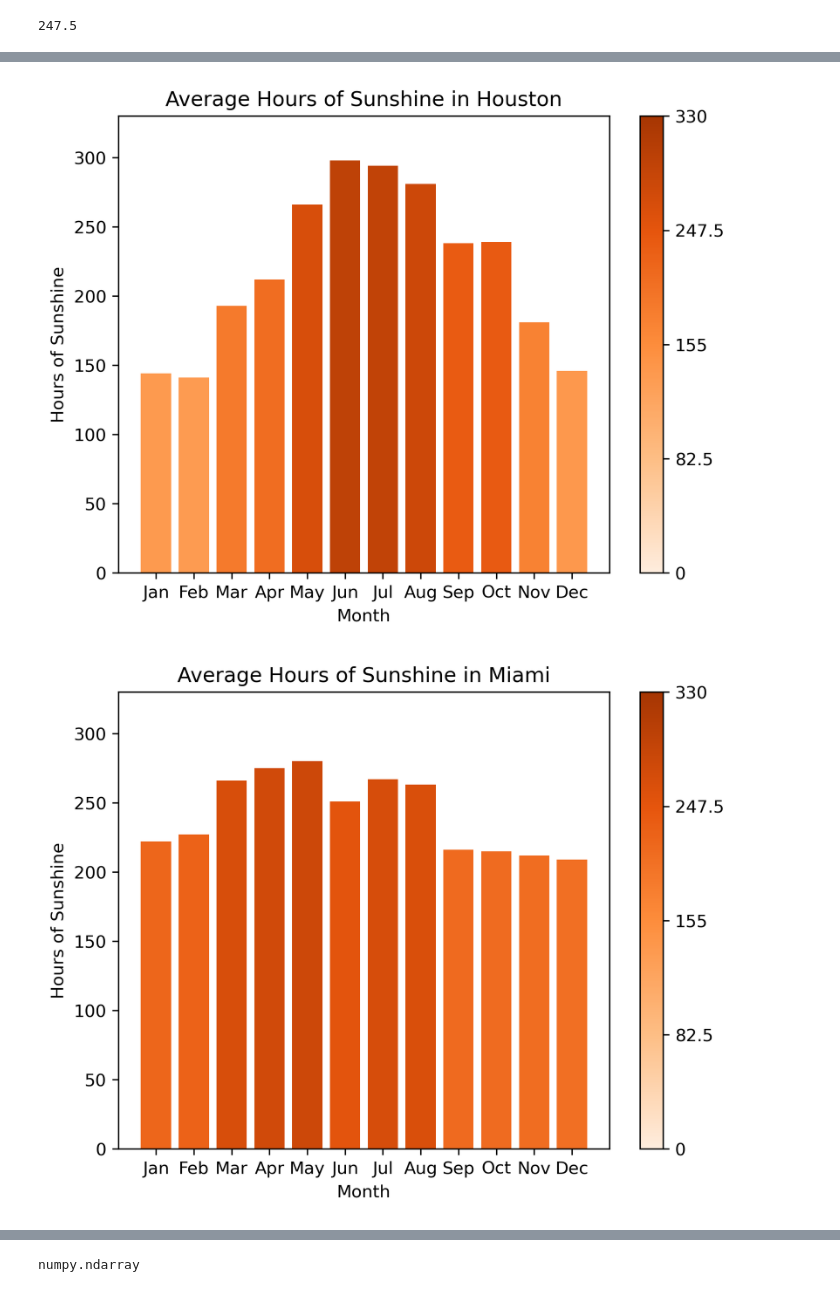
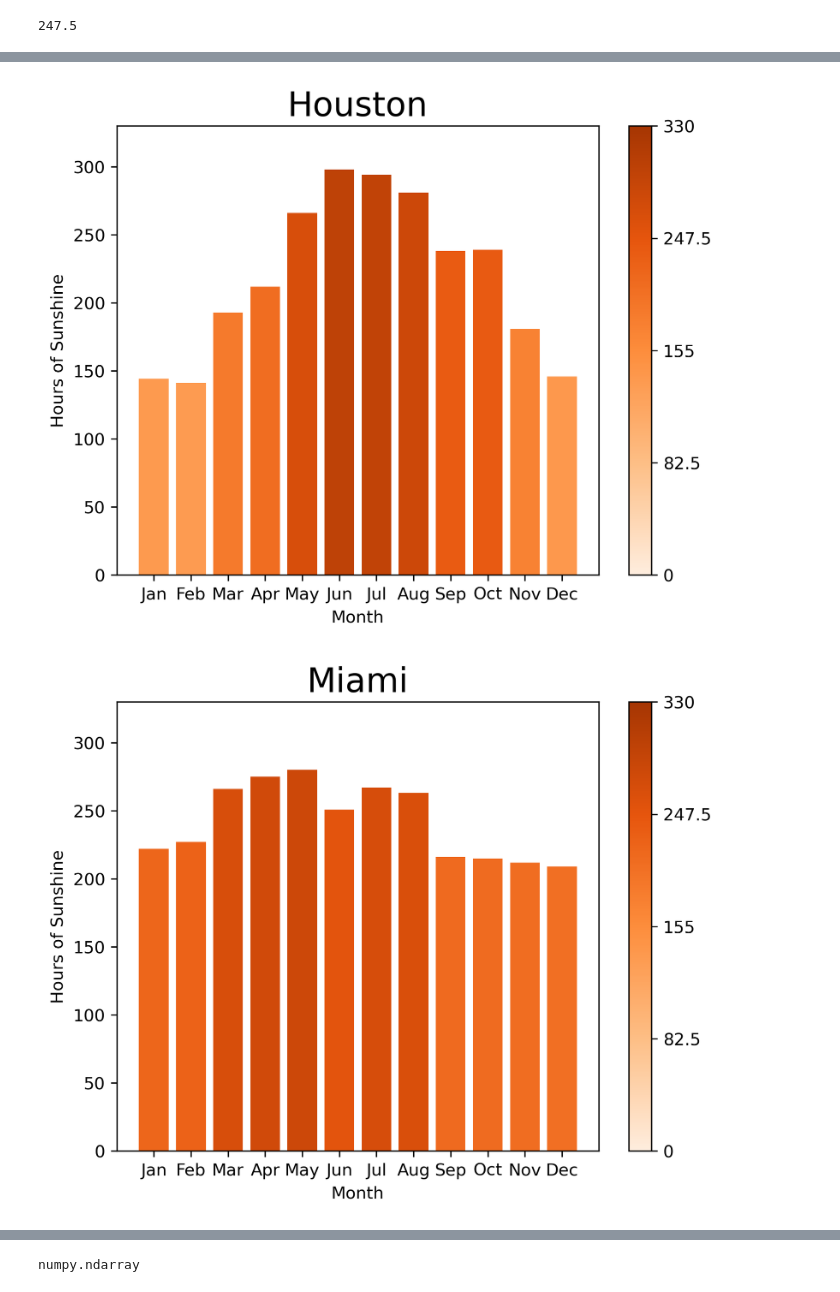
Before and after one commit to JerryLiu-96/visualizing-sunshine-hours, a Jupyter notebook: barplot.ipynb, the cells around one changed output, grey strips where cells are left out. Drawn from its saved outputs; the diff is of its cells as text; code cells hidden in the pictures.

```diff
--- a/barplot.ipynb
+++ b/barplot.ipynb
@@ -114,7 +114,7 @@ bars = ax.bar(month, height, color=cmap(height / max_sunshine))
 
 # Create names on the x-axis
 plt.xticks(x_pos, month)
-plt.title('Average Hours of Sunshine in Houston')
+plt.title('Houston',fontsize = 20)
 plt.xlabel('Month')
 plt.ylabel('Hours of Sunshine')
 plt.ylim(0, 330)
@@ -131,37 +131,37 @@ fig.set_dpi(300)
 plt.savefig("img/output_hou.png",format='png', dpi=300, bbox_inches='tight')
 plt.show()
 # %% [output]
-[figure, old version]
+[figure, new version]
 # %%
 # create a dataset
 height = df['sunshine'][24:36]
 bars = df['month'][0:12]
 x_pos = np.arange(len(bars))
 
 # Create the bar plot with gradient colors
 fig, ax = plt.subplots()
 bars = ax.bar(month, height, color=cmap(height / max_sunshine))
 
 # Create names on the x-axis
 plt.xticks(x_pos, month)
-plt.title('Average Hours of Sunshine in Miami')
+plt.title('Miami',fontsize = 20)
 plt.xlabel('Month')
 plt.ylabel('Hours of Sunshine')
 plt.ylim(0, 330)
 
 # Add a color bar to show the mapping of values to colors
 cbar=fig.colorbar(plt.cm.ScalarMappable(norm=None, cmap=cmap), ax=ax)
 cbar.set_ticks([0, 0.25,0.5,0.75, 1.0])
 cbar.set_ticklabels(['0', '82.5','155','247.5', '330'])
 
 # Show graph
 
 fig.set_dpi(300)
 
 plt.savefig("img/output_mia.png",format='png', dpi=300, bbox_inches='tight')
 plt.show()
 # %% [output]
-[figure, old version]
+[figure, new version]
 # %%
 # create a dataset
 height = df['sunshine'][36:48]
```
Also changed, not shown: parts of 12 cells of this notebook, 11 other files.
